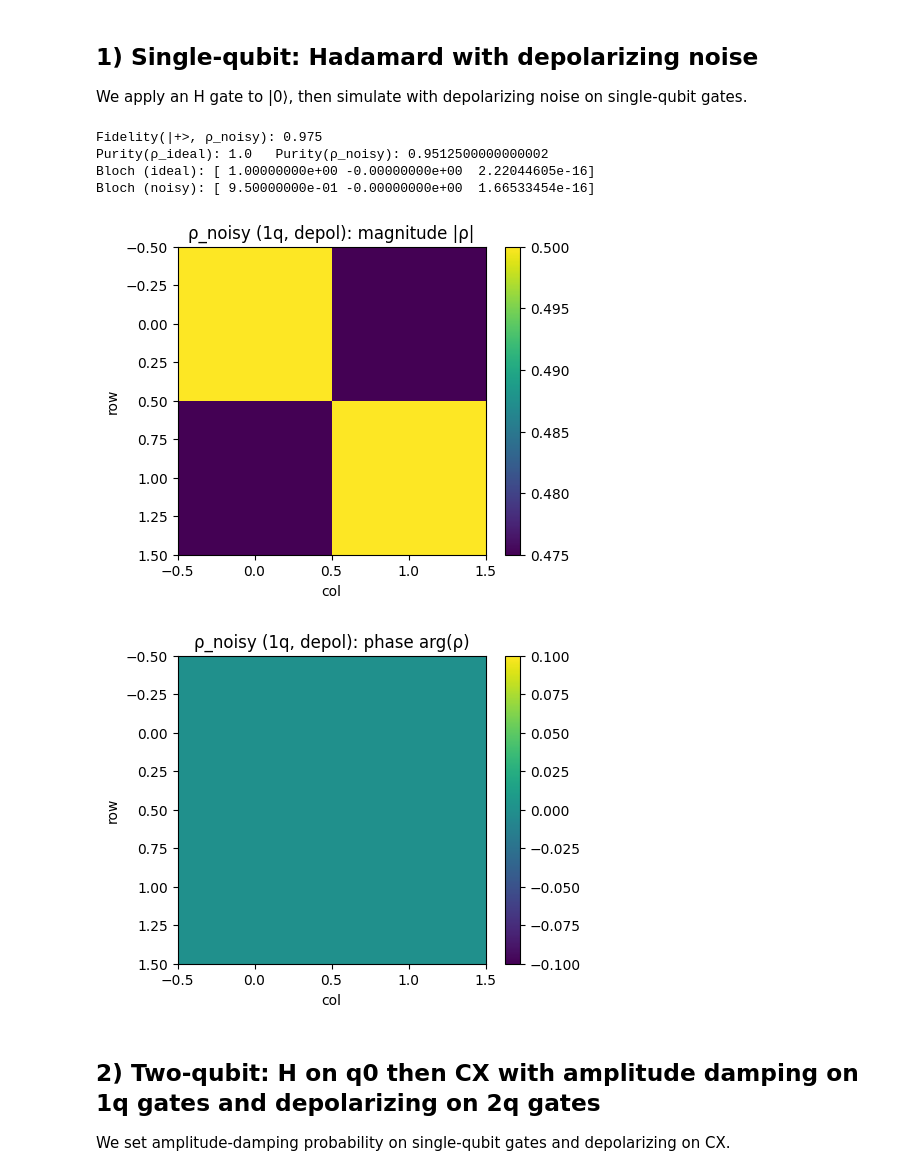
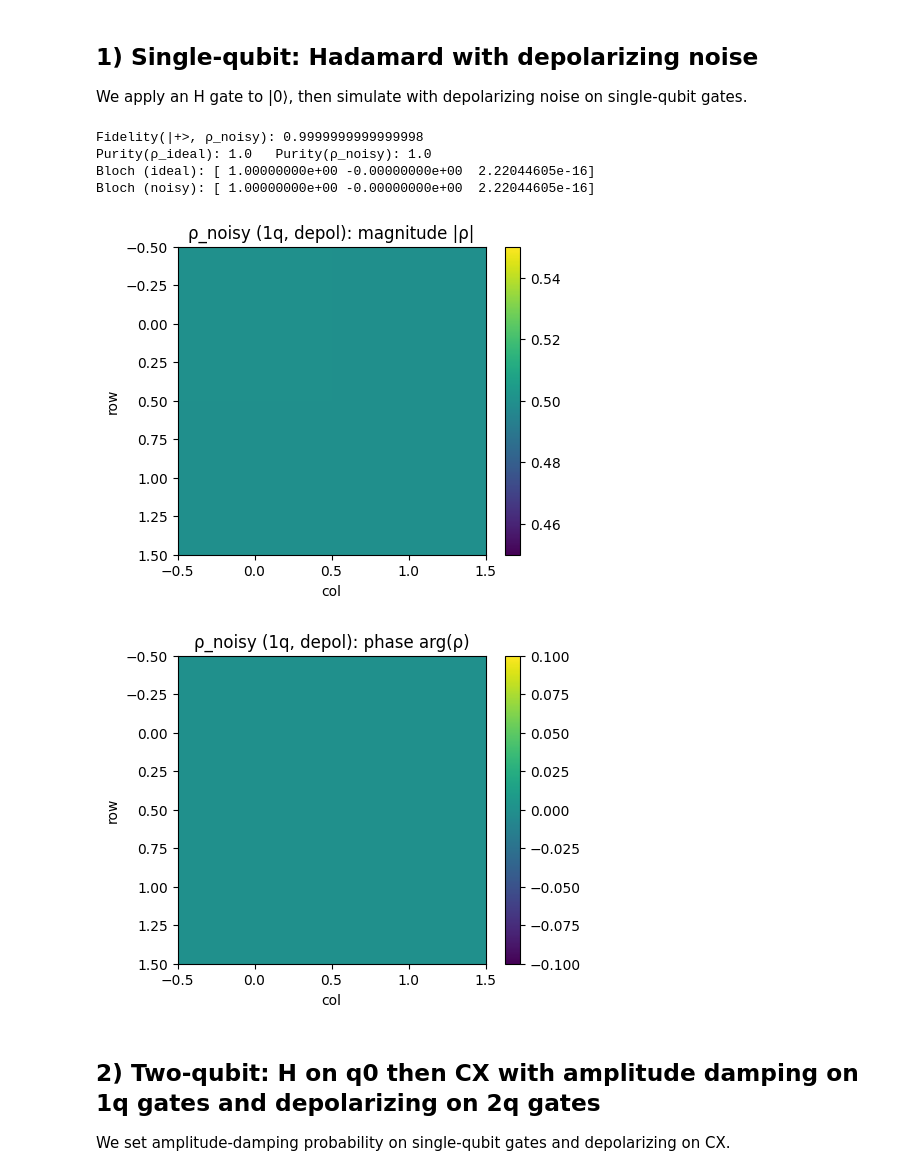
Before and after one commit to debasmita2102/qml-playground-noisy-qamp, a Jupyter notebook: app/backends/Demo.ipynb, the cells around one changed output. Cells and saved outputs as stored; diff of their text form; code cells hidden in the pictures.

```diff
--- a/app/backends/Demo.ipynb
+++ b/app/backends/Demo.ipynb
@@ -153,35 +153,33 @@ We apply an H gate to \|0⟩, then simulate with depolarizing noise on single-qu
 # %%
 
 qc_1q = QuantumCircuit(1)
 qc_1q.h(0)
 
 rho_ideal_1q = simulate_ideal_density(qc_1q)
 
 ne_depol = NoiseExtractor(p_1qubit=0.05, p_2qubit=0.0, error_kind="depolarizing")
-rho_noisy_1q = ne_depol.simulate_circuit(qc_1q)
-
-assert is_density_matrix(rho_noisy_1q), "Noisy output is not a valid density matrix."
+rho_noisy_1q = ne_depol.simulate_circuit(qc_1q, noise_model=None)
 
 psi_plus = np.array([1.0, 1.0], dtype=np.complex128) / np.sqrt(2)
 fid_1q = fidelity_pure(psi_plus, rho_noisy_1q)
 pur_ideal_1q = purity(rho_ideal_1q)
 pur_noisy_1q = purity(rho_noisy_1q)
 
 print("Fidelity(|+>, ρ_noisy):", fid_1q)
 print("Purity(ρ_ideal):", pur_ideal_1q, "  Purity(ρ_noisy):", pur_noisy_1q)
 
 bloch_ideal = bloch_from_density_1q(rho_ideal_1q)
 bloch_noisy = bloch_from_density_1q(rho_noisy_1q)
 print("Bloch (ideal):", bloch_ideal)
 print("Bloch (noisy):", bloch_noisy)
 
 show_density_heatmaps(rho_noisy_1q, title_prefix="ρ_noisy (1q, depol)")
 # %% [output]
-Fidelity(|+>, ρ_noisy): 0.975
-Purity(ρ_ideal): 1.0   Purity(ρ_noisy): 0.9512500000000002
+Fidelity(|+>, ρ_noisy): 0.9999999999999998
+Purity(ρ_ideal): 1.0   Purity(ρ_noisy): 1.0
 Bloch (ideal): [ 1.00000000e+00 -0.00000000e+00  2.22044605e-16]
-Bloch (noisy): [ 9.50000000e-01 -0.00000000e+00  1.66533454e-16]
+Bloch (noisy): [ 1.00000000e+00 -0.00000000e+00  2.22044605e-16]
-[figure, old version]
+[figure, new version]
 [figure]
 # %% [markdown]
 
```
Also changed, not shown: parts of 5 cells of this notebook, 1 other file.
